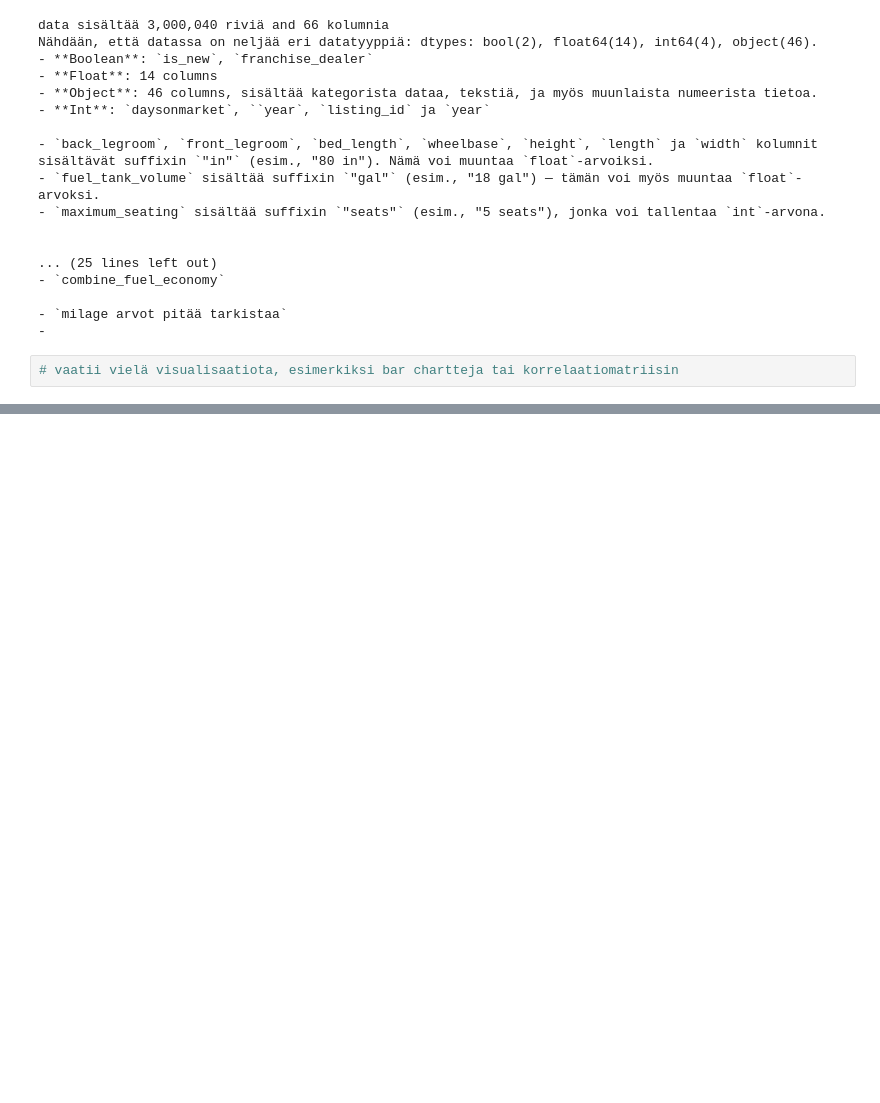
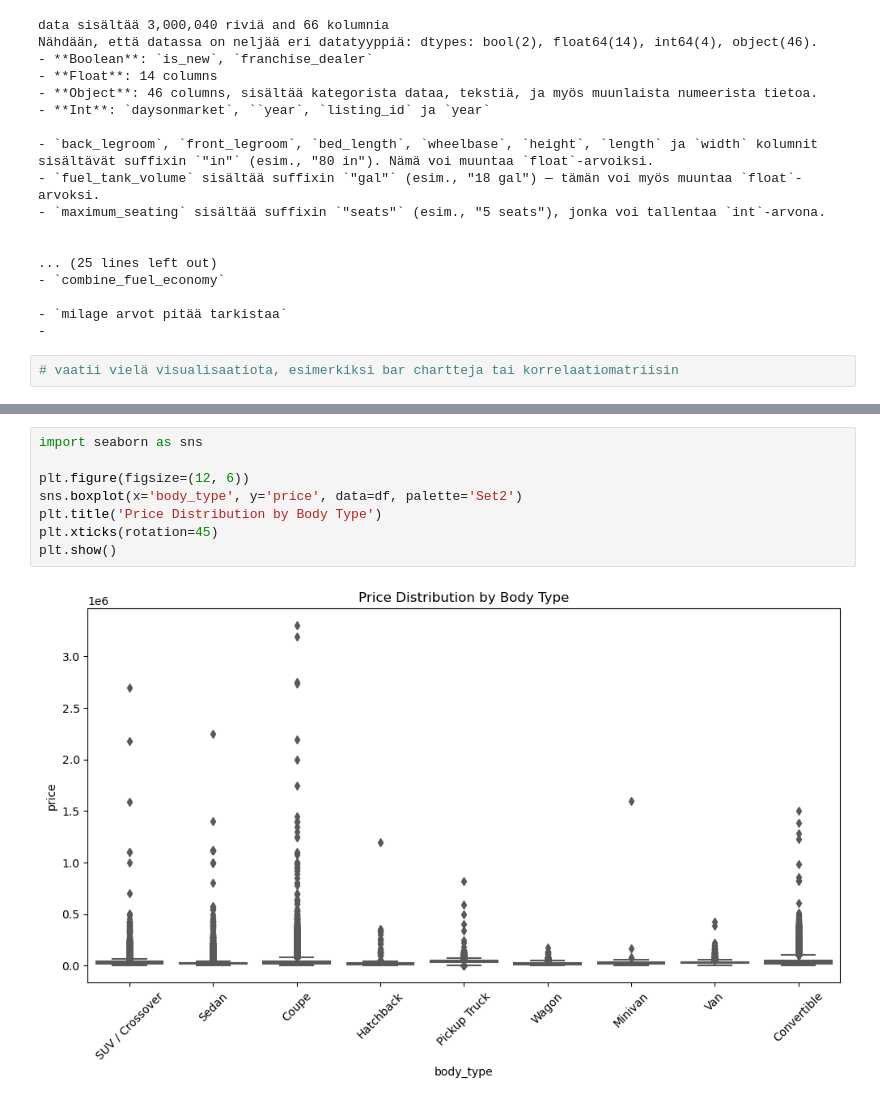
Before and after one commit to JermuSo/aida_project_group1, a Jupyter notebook: docs/Phase 2/Phase2_testing.ipynb, the cells around one changed output, grey strips where cells are left out. Saved outputs shown, nothing was run; the diff lists cells and outputs as text; blank space fills up the shorter version.

```diff
--- a/docs/Phase 2/Phase2_testing.ipynb
+++ b/docs/Phase 2/Phase2_testing.ipynb
@@ -183,0 +215,10 @@ Nähdään, että datassa on neljää eri datatyyppiä: dtypes: bool(2), float64
+# %%
+import seaborn as sns
+
+plt.figure(figsize=(12, 6))
+sns.boxplot(x='body_type', y='price', data=df, palette='Set2')
+plt.title('Price Distribution by Body Type')
+plt.xticks(rotation=45)
+plt.show()
+# %% [output]
+[figure, added]
```
Also changed, not shown: parts of 8 cells of this notebook.
